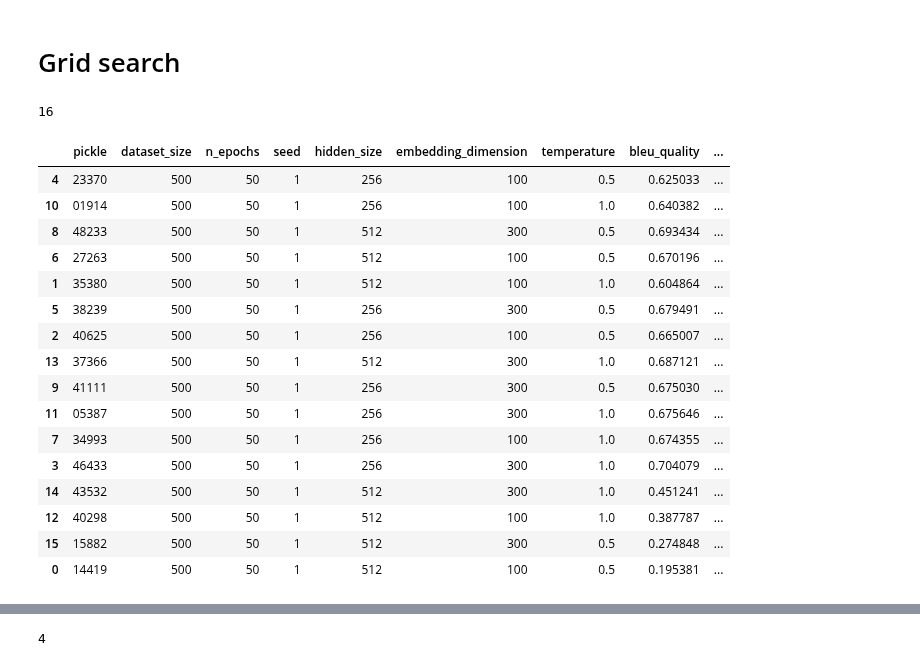
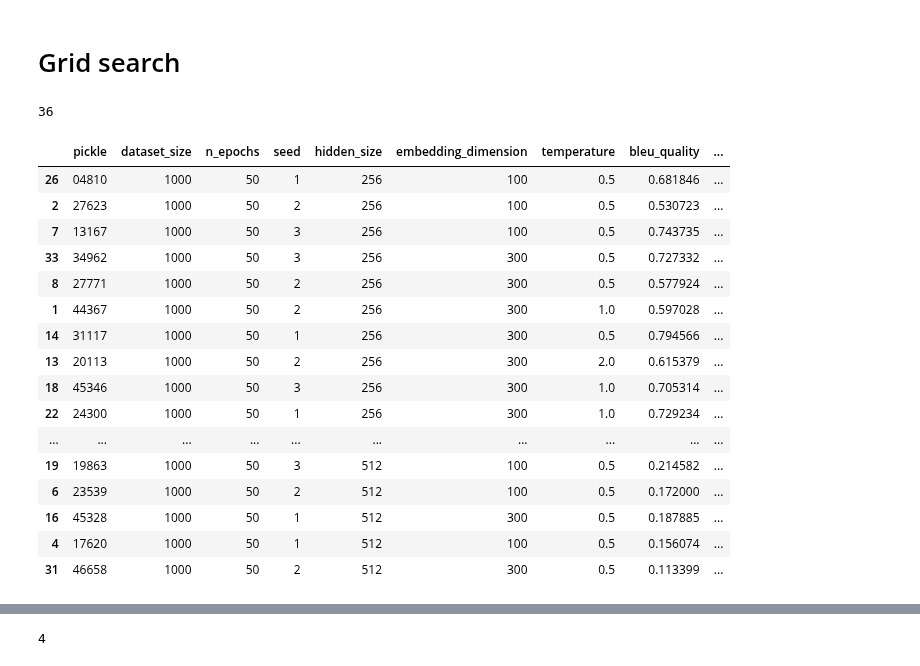
Before and after one commit to sonos/automatic-data-generation, a Jupyter notebook: automatic_data_generation/data-generation-new.ipynb, the cells around one changed output, grey strips where cells are left out. Drawn from its saved outputs; the diff is of its cells as text; code cells hidden in the pictures.

```diff
--- a/automatic_data_generation/data-generation-new.ipynb
+++ b/automatic_data_generation/data-generation-new.ipynb
@@ -232,8 +232,8 @@ def get_trainset(dataset):
 
     import torchtext
     from nltk import word_tokenize
-    train_path = '../data/{}/train.csv'.format(dataset)
-    valid_path = '../data/{}/validate.csv'.format(dataset)
+    train_path = 'data/{}/train.csv'.format(dataset)
+    valid_path = 'data/{}/validate.csv'.format(dataset)
 
     TEXT = torchtext.data.Field(lower=True, tokenize=word_tokenize,
                                 sequential=True, batch_first=True,
@@ -274,7 +274,7 @@ def get_trainset(dataset):
 # %%
 import operator
 
-#run = torch.load('../run_assistant.pkl')
+run = torch.load('without_none.pkl')
 #run = runs[-2]
 #print(run['delexicalised_metrics']['intent_accuracy'])
 
@@ -378,56 +384,51 @@ def demo():
 # %%
 from pathlib import Path
 import shutil
-results_dir = '../results_grid'
+results_dir = 'results_grid'
 runs = []
 
-for dirname in os.listdir(results_dir):
-    dirpath = Path(results_dir)/Path(dirname)
-    filename = str(dirpath/dirpath.stem)+'.pkl'
-    try:
-        runs.append(torch.load(filename))
-    except:
-        pass
-#        print(filename)
-#        shutil.rmtree(dirpath, ignore_errors=True)
+for filename in os.listdir(results_dir):
+    filepath = Path(results_dir)/Path(filename)
+    if filename.endswith('.pkl'):
+        runs.append(torch.load(filepath))
 
-runs = [run for run in runs if (run['args']['dataset_size']==500)]
+runs = [run for run in runs if (run['args']['dataset_size']==1000)]
 
 data = {}
 for arg_name in runs[0]['args'].keys():
     data[arg_name] = [run['args'][arg_name] for run in runs]
 data['pickle']   = np.array([run['args']['pickle'].split('/')[-1].rstrip('.pkl') for run in runs])
 
 data['bleu_quality']   = np.array([run['delexicalised_metrics']['bleu_scores']['quality']['avg'] for run in runs])
 data['bleu_diversity'] = np.array([run['delexicalised_metrics']['bleu_scores']['diversity']['avg'] for run in runs])
 data['accuracy']       = np.array([run['delexicalised_metrics']['intent_accuracy'] for run in runs])
 data['originality']       = np.array([run['delexicalised_metrics']['originality']['avg'] for run in runs])
 data['transfer']   = np.array([run['delexicalised_metrics']['transfer']['avg'] for run in runs])
 
 data['metric'] = data['accuracy']**10 * data['originality'] #* data['bleu_quality']
 
 df = pd.DataFrame(data, columns=['pickle', 'dataset_size', 'n_epochs', 'seed', #'x1', 'x2', 'k1', 'k2',
                                  'hidden_size', 'embedding_dimension', 'temperature',
                                  'bleu_quality', 'bleu_diversity', 'accuracy', 'originality', 'transfer', 'metric'])
 df = df.sort_values(by = 'metric', ascending=False)
 print(len(runs))
 df.head(100)
 # %% [output]
-16
+36
 |  | pickle | dataset_size | n_epochs | seed | hidden_size | embedding_dimension | temperature | bleu_quality | ... |
-| 4 | 23370 | 500 | 50 | 1 | 256 | 100 | 0.5 | 0.625033 | ... |
-| 10 | 01914 | 500 | 50 | 1 | 256 | 100 | 1.0 | 0.640382 | ... |
-| 8 | 48233 | 500 | 50 | 1 | 512 | 300 | 0.5 | 0.693434 | ... |
-| 6 | 27263 | 500 | 50 | 1 | 512 | 100 | 0.5 | 0.670196 | ... |
-| 1 | 35380 | 500 | 50 | 1 | 512 | 100 | 1.0 | 0.604864 | ... |
-| 5 | 38239 | 500 | 50 | 1 | 256 | 300 | 0.5 | 0.679491 | ... |
-| 2 | 40625 | 500 | 50 | 1 | 256 | 100 | 0.5 | 0.665007 | ... |
-| 13 | 37366 | 500 | 50 | 1 | 512 | 300 | 1.0 | 0.687121 | ... |
-| 9 | 41111 | 500 | 50 | 1 | 256 | 300 | 0.5 | 0.675030 | ... |
-| 11 | 05387 | 500 | 50 | 1 | 256 | 300 | 1.0 | 0.675646 | ... |
-| 7 | 34993 | 500 | 50 | 1 | 256 | 100 | 1.0 | 0.674355 | ... |
-| 3 | 46433 | 500 | 50 | 1 | 256 | 300 | 1.0 | 0.704079 | ... |
-| 14 | 43532 | 500 | 50 | 1 | 512 | 300 | 1.0 | 0.451241 | ... |
-| 12 | 40298 | 500 | 50 | 1 | 512 | 100 | 1.0 | 0.387787 | ... |
-| 15 | 15882 | 500 | 50 | 1 | 512 | 300 | 0.5 | 0.274848 | ... |
-| 0 | 14419 | 500 | 50 | 1 | 512 | 100 | 0.5 | 0.195381 | ... |
+| 26 | 04810 | 1000 | 50 | 1 | 256 | 100 | 0.5 | 0.681846 | ... |
+| 2 | 27623 | 1000 | 50 | 2 | 256 | 100 | 0.5 | 0.530723 | ... |
+| 7 | 13167 | 1000 | 50 | 3 | 256 | 100 | 0.5 | 0.743735 | ... |
+| 33 | 34962 | 1000 | 50 | 3 | 256 | 300 | 0.5 | 0.727332 | ... |
+| 8 | 27771 | 1000 | 50 | 2 | 256 | 300 | 0.5 | 0.577924 | ... |
+| 1 | 44367 | 1000 | 50 | 2 | 256 | 300 | 1.0 | 0.597028 | ... |
+| 14 | 31117 | 1000 | 50 | 1 | 256 | 300 | 0.5 | 0.794566 | ... |
+| 13 | 20113 | 1000 | 50 | 2 | 256 | 300 | 2.0 | 0.615379 | ... |
+| 18 | 45346 | 1000 | 50 | 3 | 256 | 300 | 1.0 | 0.705314 | ... |
+| 22 | 24300 | 1000 | 50 | 1 | 256 | 300 | 1.0 | 0.729234 | ... |
+| ... | ... | ... | ... | ... | ... | ... | ... | ... | ... |
+| 19 | 19863 | 1000 | 50 | 3 | 512 | 100 | 0.5 | 0.214582 | ... |
+| 6 | 23539 | 1000 | 50 | 2 | 512 | 100 | 0.5 | 0.172000 | ... |
+| 16 | 45328 | 1000 | 50 | 1 | 512 | 300 | 0.5 | 0.187885 | ... |
+| 4 | 17620 | 1000 | 50 | 1 | 512 | 100 | 0.5 | 0.156074 | ... |
+| 31 | 46658 | 1000 | 50 | 2 | 512 | 300 | 0.5 | 0.113399 | ... |
```
Also changed, not shown: parts of 10 cells of this notebook, 9 other files.
